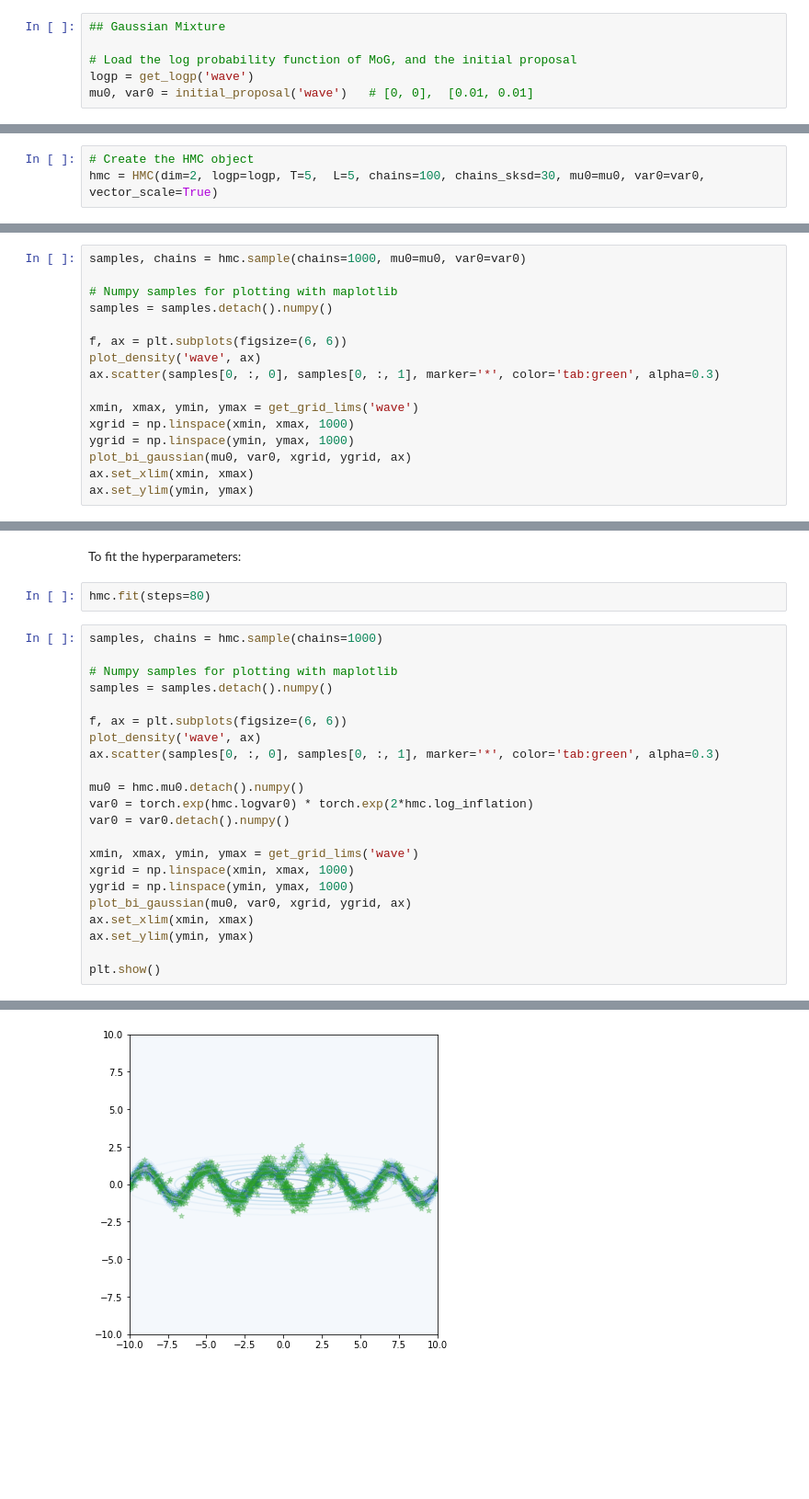
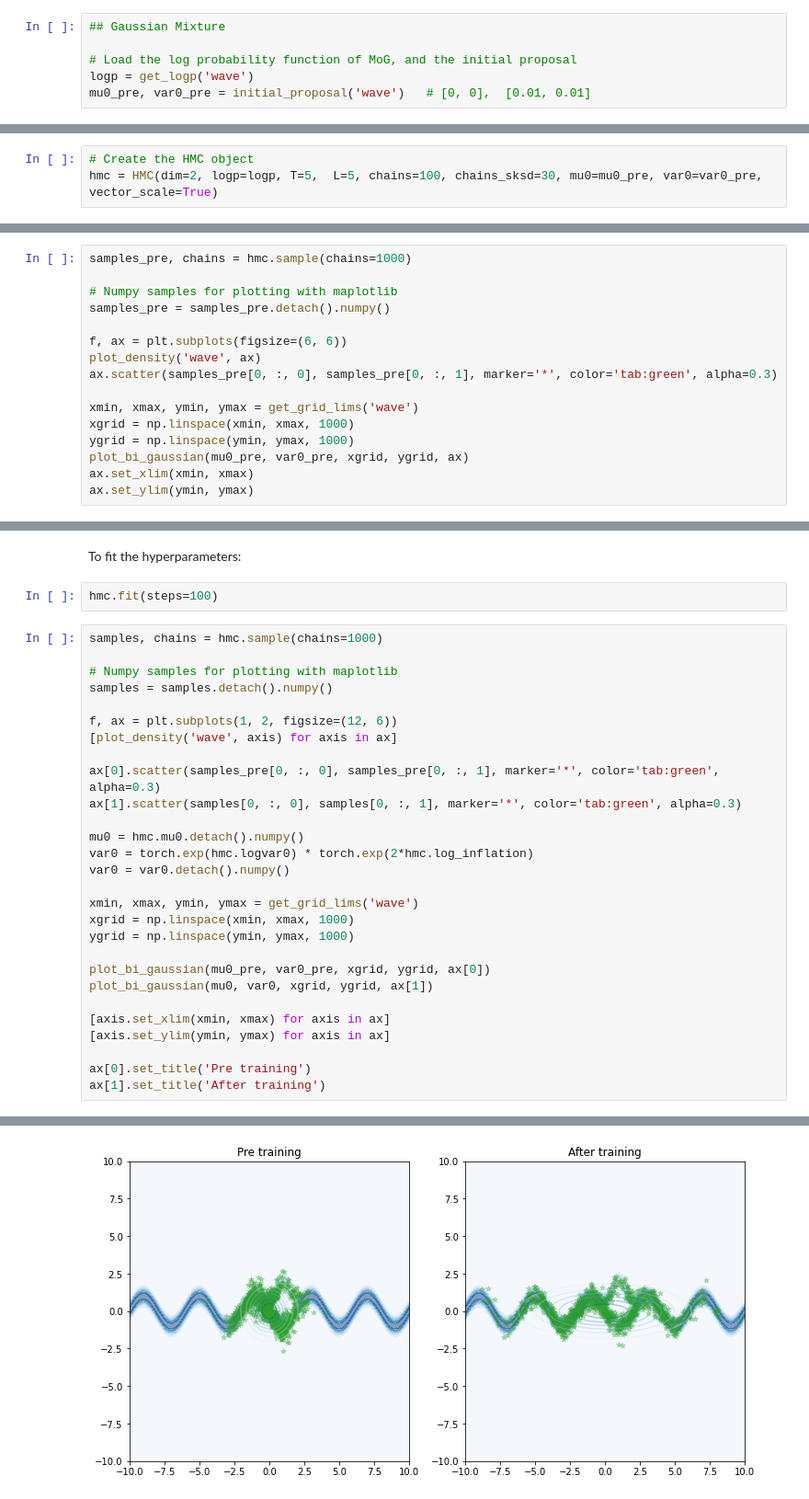
Before and after one commit to ipeis/HMCTuning, a Jupyter notebook: notebooks/usage.ipynb, the cells around one changed output, grey strips where cells are left out. Shown at 92% size. Drawn from its saved outputs; the diff is of its cells as text; blank space fills up the shorter version.

```diff
--- a/notebooks/usage.ipynb
+++ b/notebooks/usage.ipynb
@@ -20,7 +20,7 @@ Firstly, we need a function to return the objective, $\log p(x)$
 
 # Load the log probability function of MoG, and the initial proposal
 logp = get_logp('wave')
-mu0, var0 = initial_proposal('wave')   # [0, 0],  [0.01, 0.01]
+mu0_pre, var0_pre = initial_proposal('wave')   # [0, 0],  [0.01, 0.01]
 # %% [markdown]
 You can see here how the distribution looks like:
 # %%
@@ -32,23 +32,23 @@ plot_density('wave', ax)
 Firstly, the HMC is initialized using:
 # %%
 # Create the HMC object
-hmc = HMC(dim=2, logp=logp, T=5,  L=5, chains=100, chains_sksd=30, mu0=mu0, var0=var0, vector_scale=True)
+hmc = HMC(dim=2, logp=logp, T=5,  L=5, chains=100, chains_sksd=30, mu0=mu0_pre, var0=var0_pre, vector_scale=True)
 # %% [markdown]
 To obtain 1000 samples from the HMC object, just run:
 # %%
-samples, chains = hmc.sample(chains=1000, mu0=mu0, var0=var0)
+samples_pre, chains = hmc.sample(chains=1000)
 
 # Numpy samples for plotting with maplotlib
-samples = samples.detach().numpy()
+samples_pre = samples_pre.detach().numpy()
 
 f, ax = plt.subplots(figsize=(6, 6))
 plot_density('wave', ax)
-ax.scatter(samples[0, :, 0], samples[0, :, 1], marker='*', color='tab:green', alpha=0.3)
+ax.scatter(samples_pre[0, :, 0], samples_pre[0, :, 1], marker='*', color='tab:green', alpha=0.3)
 
 xmin, xmax, ymin, ymax = get_grid_lims('wave')
 xgrid = np.linspace(xmin, xmax, 1000)
 ygrid = np.linspace(ymin, ymax, 1000)
-plot_bi_gaussian(mu0, var0, xgrid, ygrid, ax)
+plot_bi_gaussian(mu0_pre, var0_pre, xgrid, ygrid, ax)
 ax.set_xlim(xmin, xmax)
 ax.set_ylim(ymin, ymax)
 # %% [output]
@@ -57,16 +57,18 @@ ax.set_ylim(ymin, ymax)
 # %% [markdown]
 To fit the hyperparameters:
 # %%
-hmc.fit(steps=80)
+hmc.fit(steps=100)
 # %%
 samples, chains = hmc.sample(chains=1000)
 
 # Numpy samples for plotting with maplotlib
 samples = samples.detach().numpy()
 
-f, ax = plt.subplots(figsize=(6, 6))
-plot_density('wave', ax)
-ax.scatter(samples[0, :, 0], samples[0, :, 1], marker='*', color='tab:green', alpha=0.3)
+f, ax = plt.subplots(1, 2, figsize=(12, 6))
+[plot_density('wave', axis) for axis in ax]
+
+ax[0].scatter(samples_pre[0, :, 0], samples_pre[0, :, 1], marker='*', color='tab:green', alpha=0.3)
+ax[1].scatter(samples[0, :, 0], samples[0, :, 1], marker='*', color='tab:green', alpha=0.3)
 
 mu0 = hmc.mu0.detach().numpy()
 var0 = torch.exp(hmc.logvar0) * torch.exp(2*hmc.log_inflation)
@@ -75,9 +77,13 @@ var0 = var0.detach().numpy()
 xmin, xmax, ymin, ymax = get_grid_lims('wave')
 xgrid = np.linspace(xmin, xmax, 1000)
 ygrid = np.linspace(ymin, ymax, 1000)
-plot_bi_gaussian(mu0, var0, xgrid, ygrid, ax)
-ax.set_xlim(xmin, xmax)
-ax.set_ylim(ymin, ymax)
 
-plt.show()
+plot_bi_gaussian(mu0_pre, var0_pre, xgrid, ygrid, ax[0])
+plot_bi_gaussian(mu0, var0, xgrid, ygrid, ax[1])
+
+[axis.set_xlim(xmin, xmax) for axis in ax]
+[axis.set_ylim(ymin, ymax) for axis in ax]
+
+ax[0].set_title('Pre training')
+ax[1].set_title('After training')
 # %% [output]
@@ -84,4 +91,4 @@ plt.show()
-[figure, old version]
+[figure, new version]
 # %%
 f, ax = plt.subplots(2, 1, figsize=(6, 6), sharex=True)
 
```
Also changed, not shown: parts of 3 cells of this notebook, 1 other file.
